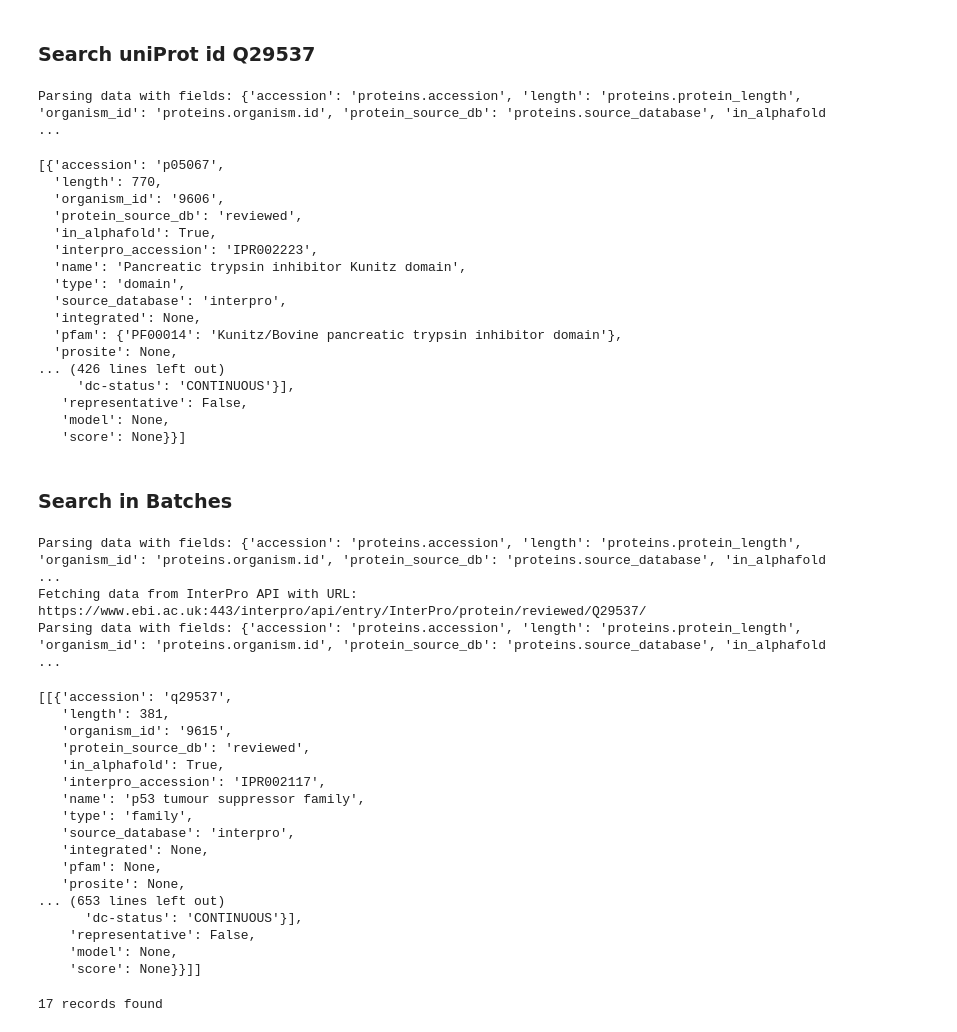
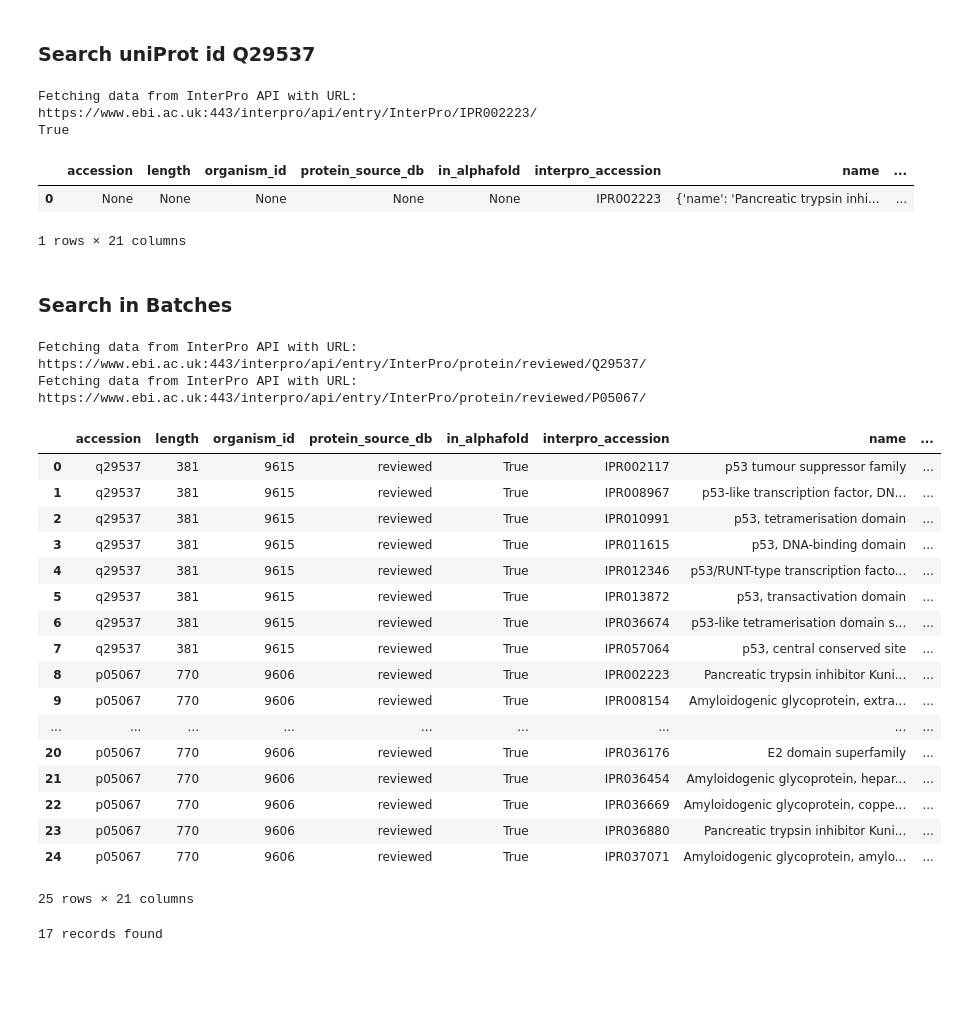
Before and after one commit to ProteinEngineering-PESB2/BioSeqDownloader, a Jupyter notebook: tests.ipynb, the cells around one changed output. Drawn from its saved outputs; the diff is of its cells as text; code cells hidden in the pictures; blank space fills up the shorter version.

```diff
--- a/tests.ipynb
+++ b/tests.ipynb
@@ -1006,75 +1033,62 @@ query = {
     ]
 }
 # %%
-instance.fetch_single(query=query, method="entry", pages_to_fetch=1, parse=True, config_key="entry")
+instance.fetch_single(query=query, method="entry", pages_to_fetch=1, parse=True, to_dataframe=True)
 # %% [output]
-Parsing data with fields: {'accession': 'proteins.accession', 'length': 'proteins.protein_length', 'organism_id': 'proteins.organism.id', 'protein_source_db': 'proteins.source_database', 'in_alphafold ...
+Fetching data from InterPro API with URL: https://www.ebi.ac.uk:443/interpro/api/entry/InterPro/IPR002223/
+True
+|  | accession | length | organism_id | protein_source_db | in_alphafold | interpro_accession | name | ... |
+| 0 | None | None | None | None | None | IPR002223 | {'name': 'Pancreatic trypsin inhi... | ... |
-[{'accession': 'p05067',
-  'length': 770,
-  'organism_id': '9606',
-  'protein_source_db': 'reviewed',
-  'in_alphafold': True,
-  'interpro_accession': 'IPR002223',
-  'name': 'Pancreatic trypsin inhibitor Kunitz domain',
-  'type': 'domain',
-  'source_database': 'interpro',
-  'integrated': None,
-  'pfam': {'PF00014': 'Kunitz/Bovine pancreatic trypsin inhibitor domain'},
-  'prosite': None,
-... (426 lines left out)
-     'dc-status': 'CONTINUOUS'}],
-   'representative': False,
-   'model': None,
-   'score': None}}]
+1 rows × 21 columns
 # %% [markdown]
 ### Search in Batches
 # %%
 queries: List[Union[str, Dict[str, Any]]] = [
     {
         "db" : "InterPro",
         "modifiers" : {},
         "filters" : [
             {
                 "type": "protein",
                 "db": "reviewed",
                 "value": "Q29537"
             }
         ]
     },
     {
         "db": "InterPro",
         "modifiers": {},
         "filters": [
             {
                 "type": "protein",
                 "db": "reviewed",
                 "value": "P05067"
             }
         ]
     }
 ]
-instance.fetch_batch(queries=queries, method="entry", pages_to_fetch=1, parse=True, config_key="entry")
+instance.fetch_batch(queries=queries, method="entry", pages_to_fetch=1, parse=True, to_dataframe=True)
 # %% [output]
-Parsing data with fields: {'accession': 'proteins.accession', 'length': 'proteins.protein_length', 'organism_id': 'proteins.organism.id', 'protein_source_db': 'proteins.source_database', 'in_alphafold ...
 Fetching data from InterPro API with URL: https://www.ebi.ac.uk:443/interpro/api/entry/InterPro/protein/reviewed/Q29537/
-Parsing data with fields: {'accession': 'proteins.accession', 'length': 'proteins.protein_length', 'organism_id': 'proteins.organism.id', 'protein_source_db': 'proteins.source_database', 'in_alphafold ...
+Fetching data from InterPro API with URL: https://www.ebi.ac.uk:443/interpro/api/entry/InterPro/protein/reviewed/P05067/
+|  | accession | length | organism_id | protein_source_db | in_alphafold | interpro_accession | name | ... |
+| 0 | q29537 | 381 | 9615 | reviewed | True | IPR002117 | p53 tumour suppressor family | ... |
+| 1 | q29537 | 381 | 9615 | reviewed | True | IPR008967 | p53-like transcription factor, DN... | ... |
+| 2 | q29537 | 381 | 9615 | reviewed | True | IPR010991 | p53, tetramerisation domain | ... |
+| 3 | q29537 | 381 | 9615 | reviewed | True | IPR011615 | p53, DNA-binding domain | ... |
+| 4 | q29537 | 381 | 9615 | reviewed | True | IPR012346 | p53/RUNT-type transcription facto... | ... |
+| 5 | q29537 | 381 | 9615 | reviewed | True | IPR013872 | p53, transactivation domain | ... |
+| 6 | q29537 | 381 | 9615 | reviewed | True | IPR036674 | p53-like tetramerisation domain s... | ... |
+| 7 | q29537 | 381 | 9615 | reviewed | True | IPR057064 | p53, central conserved site | ... |
+| 8 | p05067 | 770 | 9606 | reviewed | True | IPR002223 | Pancreatic trypsin inhibitor Kuni... | ... |
+| 9 | p05067 | 770 | 9606 | reviewed | True | IPR008154 | Amyloidogenic glycoprotein, extra... | ... |
+| ... | ... | ... | ... | ... | ... | ... | ... | ... |
+| 20 | p05067 | 770 | 9606 | reviewed | True | IPR036176 | E2 domain superfamily | ... |
+| 21 | p05067 | 770 | 9606 | reviewed | True | IPR036454 | Amyloidogenic glycoprotein, hepar... | ... |
+| 22 | p05067 | 770 | 9606 | reviewed | True | IPR036669 | Amyloidogenic glycoprotein, coppe... | ... |
+| 23 | p05067 | 770 | 9606 | reviewed | True | IPR036880 | Pancreatic trypsin inhibitor Kuni... | ... |
+| 24 | p05067 | 770 | 9606 | reviewed | True | IPR037071 | Amyloidogenic glycoprotein, amylo... | ... |
-[[{'accession': 'q29537',
-   'length': 381,
-   'organism_id': '9615',
-   'protein_source_db': 'reviewed',
-   'in_alphafold': True,
-   'interpro_accession': 'IPR002117',
-   'name': 'p53 tumour suppressor family',
-   'type': 'family',
-   'source_database': 'interpro',
-   'integrated': None,
-   'pfam': None,
-   'prosite': None,
-... (653 lines left out)
-      'dc-status': 'CONTINUOUS'}],
-    'representative': False,
-    'model': None,
-    'score': None}}]]
+25 rows × 21 columns
 # %%
 instance.fetch_to_dataframe(
     [
```
Also changed, not shown: parts of 27 cells of this notebook, 34 other files.
